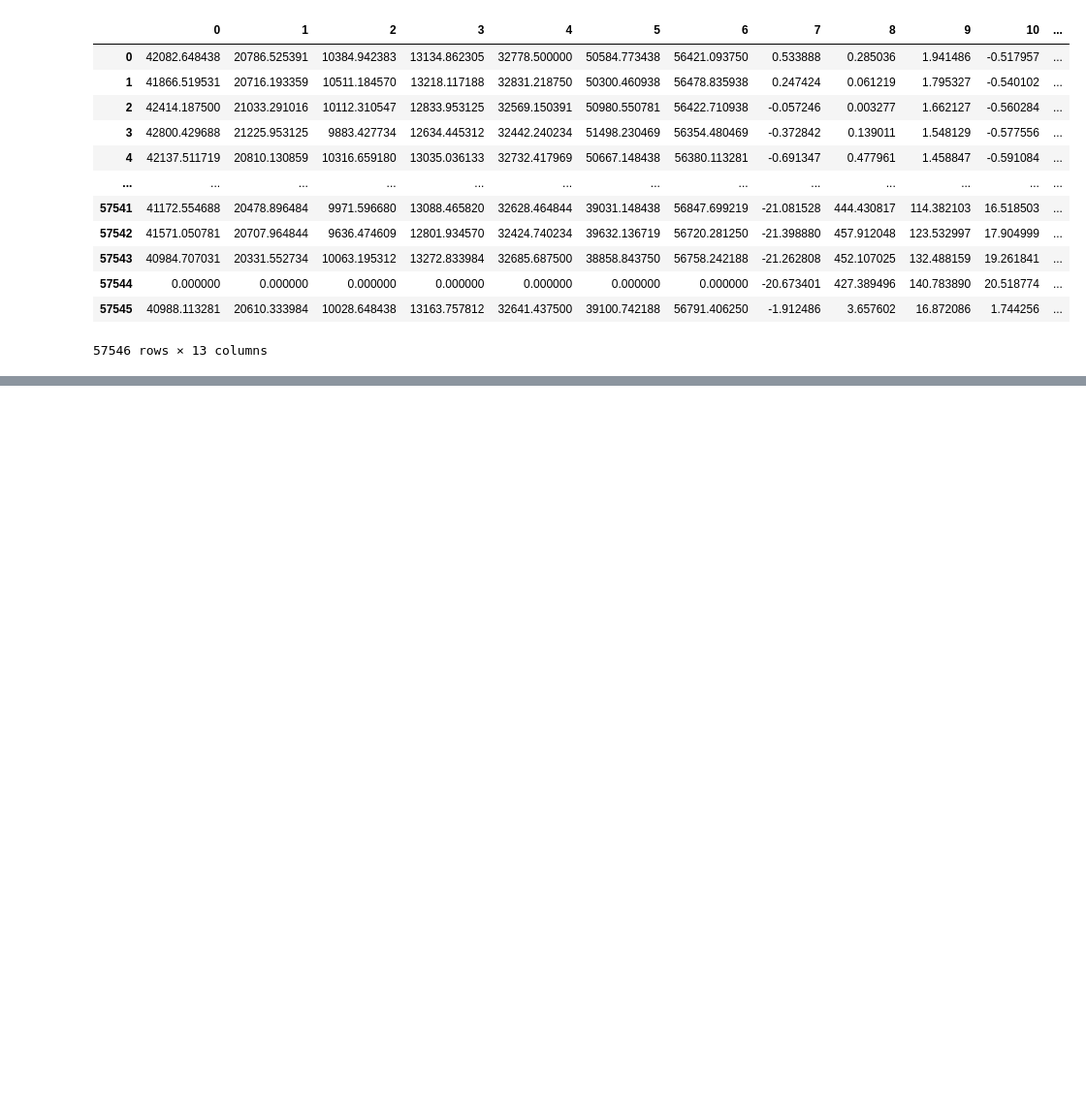
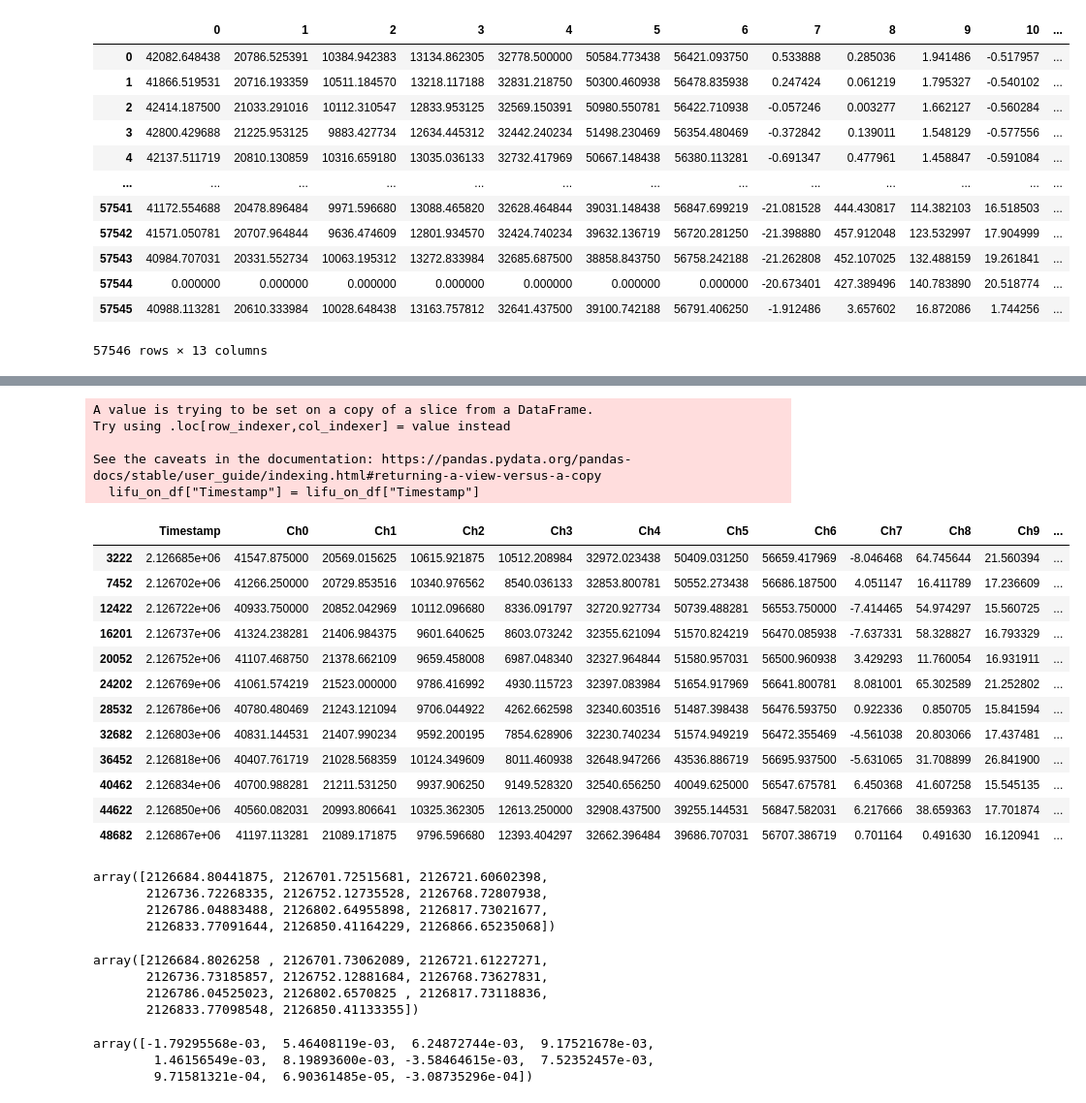
Before and after one commit to janetshin8030/OW_closedloop, a Jupyter notebook: notebooks/new_trigger.ipynb, the cells around one changed output, grey strips where cells are left out. Shown at 97% size. Saved outputs shown, nothing was run; the diff lists cells and outputs as text; code cells hidden in the pictures; blank space fills up the shorter version.

```diff
--- a/notebooks/new_trigger.ipynb
+++ b/notebooks/new_trigger.ipynb
@@ -70,0 +74,16 @@ data
+# %%
+EEG_LIFU_events = data[1]
+
+# Create DataFrame from time_series
+markers = pd.DataFrame(EEG_LIFU_events['time_series'])
+
+# Rename the first column to 'markers'
+markers.rename(columns={0: 'markers'}, inplace=True)
+
+# Add timestamp column
+markers['Timestamp'] = EEG_LIFU_events['time_stamps']
+
+# Move Timestamp to be the first column after the index
+cols = ['Timestamp'] + [col for col in markers.columns if col != 'Timestamp']
+markers = markers[cols]
+markers
@@ -70,0 +117,3 @@ data
+# %%
+start = markers[markers['markers'] == 'START_EXPERIMENT_RECEIVED']
+start = start.iloc[0]['Timestamp']
@@ -70,0 +190,14 @@ data
+# %%
+LIFU = np.zeros(len(merged_df))
+last_trigger_time = -999
+
+for i in range(len(merged_df)):
+    theta_z = merged_df["offline z-score"].iloc[i]
+    now = merged_df["Timestamp"].iloc[i]
+
+    if now> sonication_enabled and theta_z > THETA_THRESHOLD_Z and theta_z < MAD_THRESHOLD and (now - last_trigger_time > COOLDOWN_TIME):
+        LIFU[i] = 1.0
+        last_trigger_time = now
+# %%
+merged_df["LIFU"] = LIFU
+merged_df
@@ -70,0 +218,47 @@ data
+# %%
+mask_lifu = merged_df["LIFU"] == 1.0
+lifu_on_df = merged_df[mask_lifu]
+lifu_on_df["Timestamp"] = lifu_on_df["Timestamp"]
+lifu_on_cal = lifu_on_df[lifu_on_df["Timestamp"] > start]
+lifu_on_cal
+# %% [output]
+A value is trying to be set on a copy of a slice from a DataFrame.
+Try using .loc[row_indexer,col_indexer] = value instead
+
+See the caveats in the documentation: https://pandas.pydata.org/pandas-docs/stable/user_guide/indexing.html#returning-a-view-versus-a-copy
+  lifu_on_df["Timestamp"] = lifu_on_df["Timestamp"]
+|  | Timestamp | Ch0 | Ch1 | Ch2 | Ch3 | Ch4 | Ch5 | Ch6 | Ch7 | Ch8 | Ch9 | ... |
+| 3222 | 2.126685e+06 | 41547.875000 | 20569.015625 | 10615.921875 | 10512.208984 | 32972.023438 | 50409.031250 | 56659.417969 | -8.046468 | 64.745644 | 21.560394 | ... |
+| 7452 | 2.126702e+06 | 41266.250000 | 20729.853516 | 10340.976562 | 8540.036133 | 32853.800781 | 50552.273438 | 56686.187500 | 4.051147 | 16.411789 | 17.236609 | ... |
+| 12422 | 2.126722e+06 | 40933.750000 | 20852.042969 | 10112.096680 | 8336.091797 | 32720.927734 | 50739.488281 | 56553.750000 | -7.414465 | 54.974297 | 15.560725 | ... |
+| 16201 | 2.126737e+06 | 41324.238281 | 21406.984375 | 9601.640625 | 8603.073242 | 32355.621094 | 51570.824219 | 56470.085938 | -7.637331 | 58.328827 | 16.793329 | ... |
+| 20052 | 2.126752e+06 | 41107.468750 | 21378.662109 | 9659.458008 | 6987.048340 | 32327.964844 | 51580.957031 | 56500.960938 | 3.429293 | 11.760054 | 16.931911 | ... |
+| 24202 | 2.126769e+06 | 41061.574219 | 21523.000000 | 9786.416992 | 4930.115723 | 32397.083984 | 51654.917969 | 56641.800781 | 8.081001 | 65.302589 | 21.252802 | ... |
+| 28532 | 2.126786e+06 | 40780.480469 | 21243.121094 | 9706.044922 | 4262.662598 | 32340.603516 | 51487.398438 | 56476.593750 | 0.922336 | 0.850705 | 15.841594 | ... |
+| 32682 | 2.126803e+06 | 40831.144531 | 21407.990234 | 9592.200195 | 7854.628906 | 32230.740234 | 51574.949219 | 56472.355469 | -4.561038 | 20.803066 | 17.437481 | ... |
+| 36452 | 2.126818e+06 | 40407.761719 | 21028.568359 | 10124.349609 | 8011.460938 | 32648.947266 | 43536.886719 | 56695.937500 | -5.631065 | 31.708899 | 26.841900 | ... |
+| 40462 | 2.126834e+06 | 40700.988281 | 21211.531250 | 9937.906250 | 9149.528320 | 32540.656250 | 40049.625000 | 56547.675781 | 6.450368 | 41.607258 | 15.545135 | ... |
+| 44622 | 2.126850e+06 | 40560.082031 | 20993.806641 | 10325.362305 | 12613.250000 | 32908.437500 | 39255.144531 | 56847.582031 | 6.217666 | 38.659363 | 17.701874 | ... |
+| 48682 | 2.126867e+06 | 41197.113281 | 21089.171875 | 9796.596680 | 12393.404297 | 32662.396484 | 39686.707031 | 56707.386719 | 0.701164 | 0.491630 | 16.120941 | ... |
+# %%
+offline = np.array(lifu_on_cal['Timestamp'])
+offline
+# %% [output]
+array([2126684.80441875, 2126701.72515681, 2126721.60602398,
+       2126736.72268335, 2126752.12735528, 2126768.72807938,
+       2126786.04883488, 2126802.64955898, 2126817.73021677,
+       2126833.77091644, 2126850.41164229, 2126866.65235068])
+# %%
+online = lifu_on
+online
+# %% [output]
+array([2126684.8026258 , 2126701.73062089, 2126721.61227271,
+       2126736.73185857, 2126752.12881684, 2126768.73627831,
+       2126786.04525023, 2126802.6570825 , 2126817.73118836,
+       2126833.77098548, 2126850.41133355])
+# %%
+online - offline[:-1]
+# %% [output]
+array([-1.79295568e-03,  5.46408119e-03,  6.24872744e-03,  9.17521678e-03,
+        1.46156549e-03,  8.19893600e-03, -3.58464615e-03,  7.52352457e-03,
+        9.71581321e-04,  6.90361485e-05, -3.08735296e-04])
```
Also changed, not shown: parts of 7 cells of this notebook, 1 other file.
